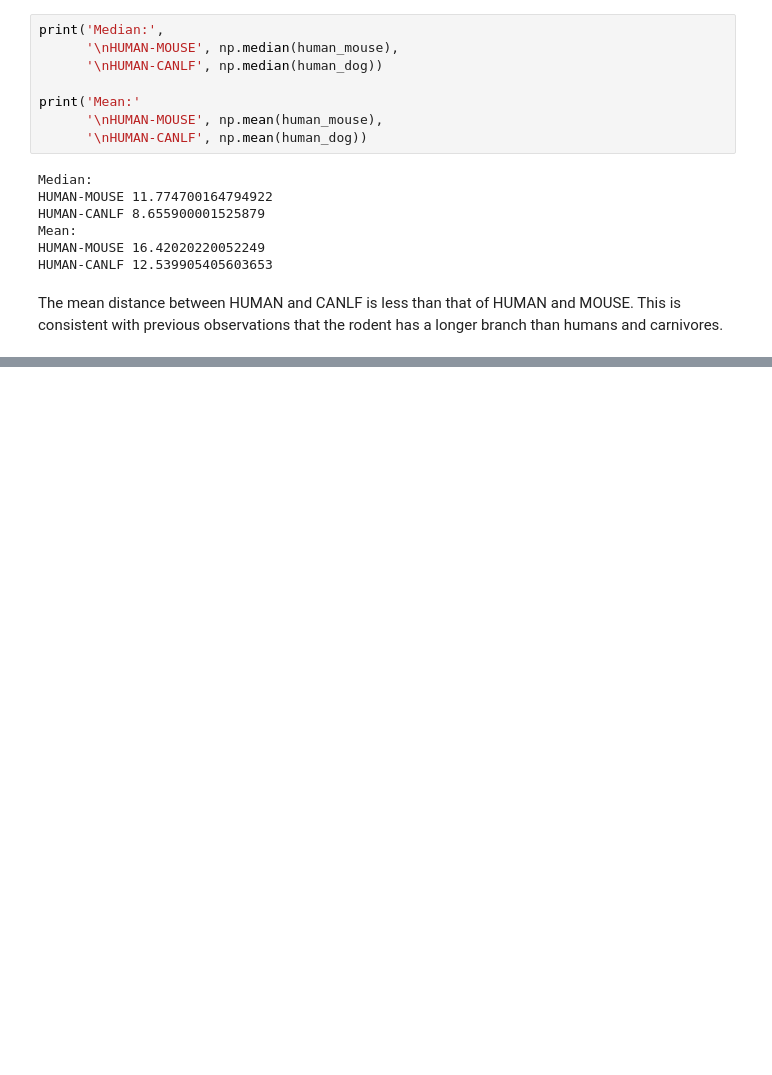
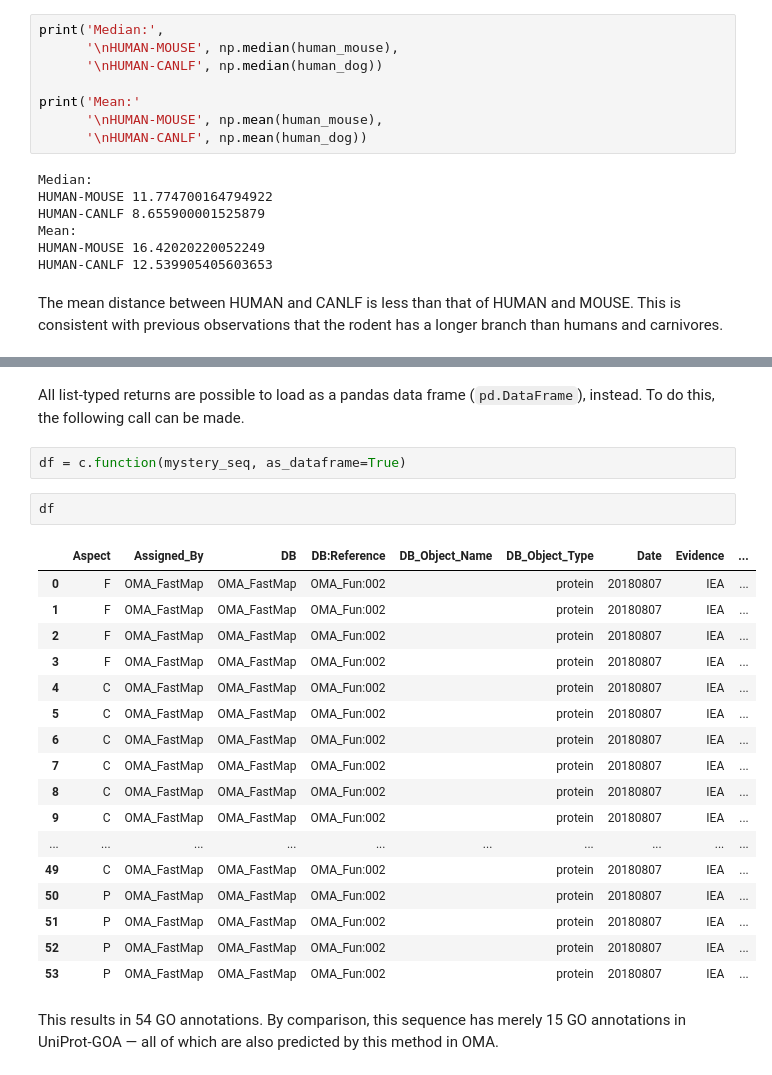
Before and after one commit to DessimozLab/pyomadb, a Jupyter notebook: examples/pyomadb-examples.ipynb, the cells around one changed output, grey strips where cells are left out. Saved outputs shown, nothing was run; the diff lists cells and outputs as text; blank space fills up the shorter version.

Commit message:
Bump to 1.0.14, updating examples to include mystery sequence func prediction. Updating docu.

```diff
--- a/examples/pyomadb-examples.ipynb
+++ b/examples/pyomadb-examples.ipynb
@@ -343,0 +423,26 @@ The mean distance between HUMAN and CANLF is less than that of HUMAN and MOUSE.
+# %% [markdown]
+All list-typed returns are possible to load as a pandas data frame (`pd.DataFrame`), instead. To do this, the following call can be made.
+# %%
+df = c.function(mystery_seq, as_dataframe=True)
+# %%
+df
+# %% [output]
+|  | Aspect | Assigned_By | DB | DB:Reference | DB_Object_Name | DB_Object_Type | Date | Evidence | ... |
+| 0 | F | OMA_FastMap | OMA_FastMap | OMA_Fun:002 |  | protein | 20180807 | IEA | ... |
+| 1 | F | OMA_FastMap | OMA_FastMap | OMA_Fun:002 |  | protein | 20180807 | IEA | ... |
+| 2 | F | OMA_FastMap | OMA_FastMap | OMA_Fun:002 |  | protein | 20180807 | IEA | ... |
+| 3 | F | OMA_FastMap | OMA_FastMap | OMA_Fun:002 |  | protein | 20180807 | IEA | ... |
+| 4 | C | OMA_FastMap | OMA_FastMap | OMA_Fun:002 |  | protein | 20180807 | IEA | ... |
+| 5 | C | OMA_FastMap | OMA_FastMap | OMA_Fun:002 |  | protein | 20180807 | IEA | ... |
+| 6 | C | OMA_FastMap | OMA_FastMap | OMA_Fun:002 |  | protein | 20180807 | IEA | ... |
+| 7 | C | OMA_FastMap | OMA_FastMap | OMA_Fun:002 |  | protein | 20180807 | IEA | ... |
+| 8 | C | OMA_FastMap | OMA_FastMap | OMA_Fun:002 |  | protein | 20180807 | IEA | ... |
+| 9 | C | OMA_FastMap | OMA_FastMap | OMA_Fun:002 |  | protein | 20180807 | IEA | ... |
+| ... | ... | ... | ... | ... | ... | ... | ... | ... | ... |
+| 49 | C | OMA_FastMap | OMA_FastMap | OMA_Fun:002 |  | protein | 20180807 | IEA | ... |
+| 50 | P | OMA_FastMap | OMA_FastMap | OMA_Fun:002 |  | protein | 20180807 | IEA | ... |
+| 51 | P | OMA_FastMap | OMA_FastMap | OMA_Fun:002 |  | protein | 20180807 | IEA | ... |
+| 52 | P | OMA_FastMap | OMA_FastMap | OMA_Fun:002 |  | protein | 20180807 | IEA | ... |
+| 53 | P | OMA_FastMap | OMA_FastMap | OMA_Fun:002 |  | protein | 20180807 | IEA | ... |
+# %% [markdown]
+This results in 54 GO annotations. By comparison, this sequence has merely 15 GO annotations in UniProt-GOA — all of which are also predicted by this method in OMA.
```
Also changed, not shown: parts of 27 cells of this notebook, 12 other files.
